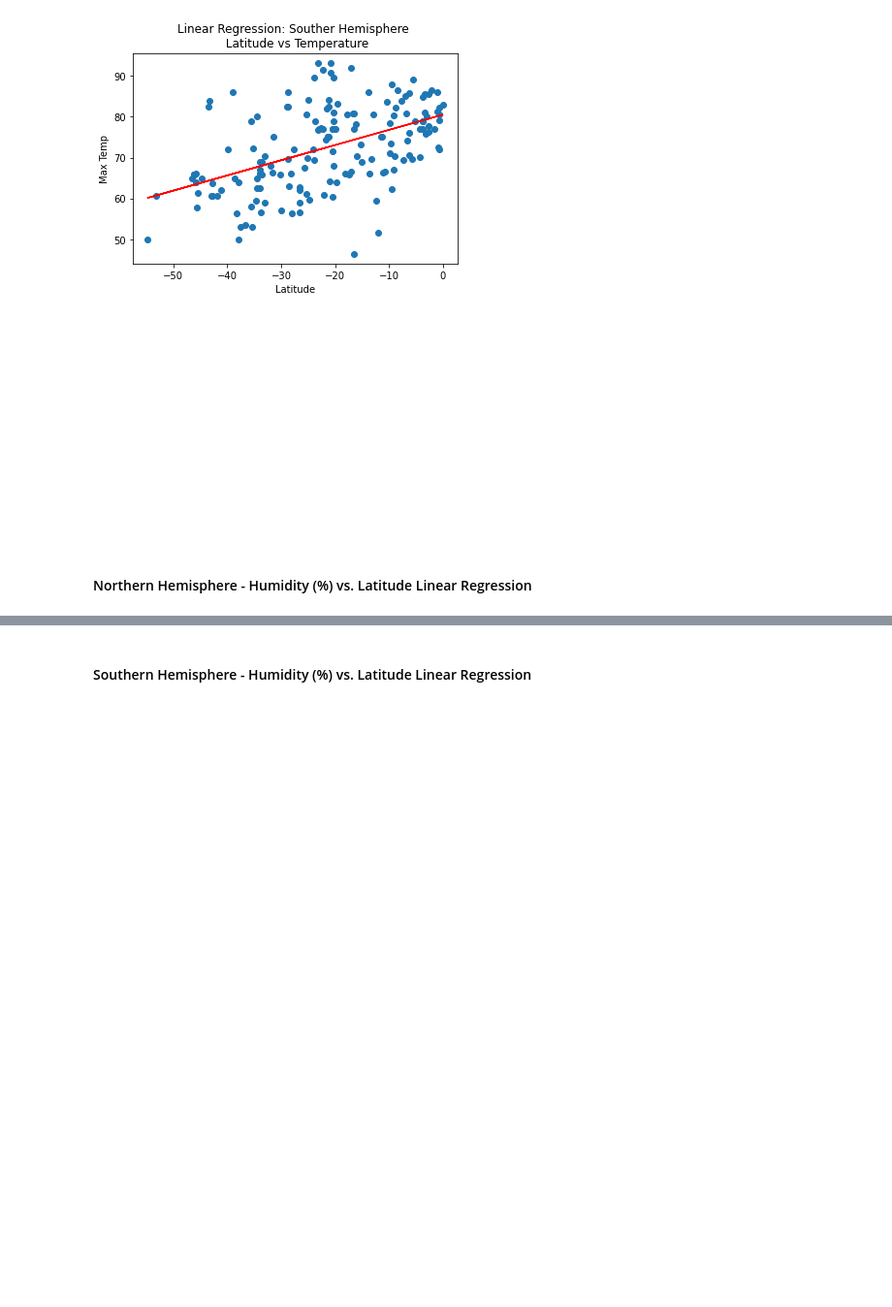
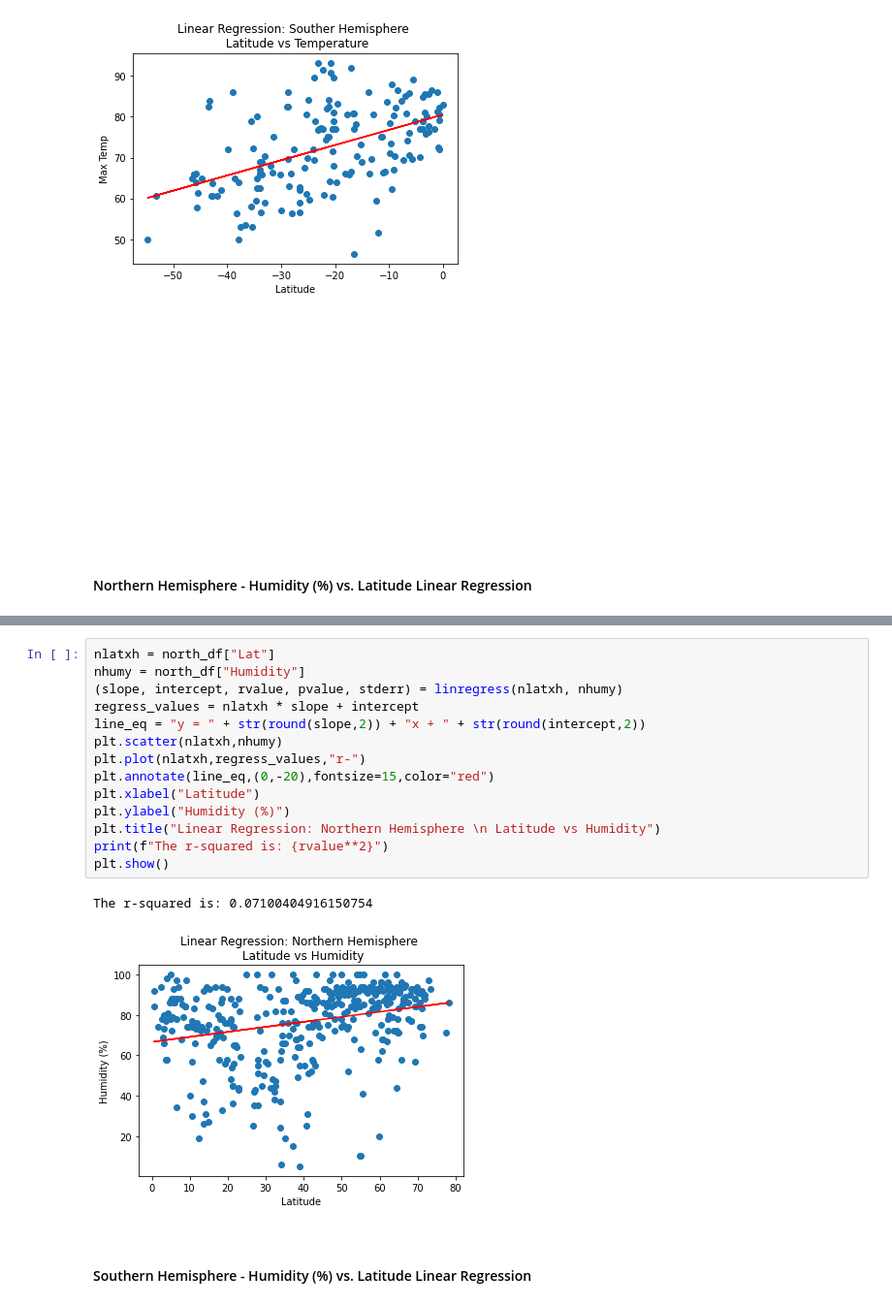
Before and after one commit to jforbis/python-api-challenge, a Jupyter notebook: WeatherPy.ipynb, the cells around one changed output, grey strips where cells are left out. Shown: that part at 97% size. Drawn from its saved outputs; the diff is of its cells as text; blank space fills up the shorter version.

Commit message:
save point: finalized visualizations, need to complete explanations

```diff
--- a/WeatherPy.ipynb
+++ b/WeatherPy.ipynb
@@ -335,2 +319,19 @@ The r-value is: 0.000543987878808455
+# %%
+nlatxh = north_df["Lat"]
+nhumy = north_df["Humidity"]
+(slope, intercept, rvalue, pvalue, stderr) = linregress(nlatxh, nhumy)
+regress_values = nlatxh * slope + intercept
+line_eq = "y = " + str(round(slope,2)) + "x + " + str(round(intercept,2))
+plt.scatter(nlatxh,nhumy)
+plt.plot(nlatxh,regress_values,"r-")
+plt.annotate(line_eq,(0,-20),fontsize=15,color="red")
+plt.xlabel("Latitude")
+plt.ylabel("Humidity (%)")
+plt.title("Linear Regression: Northern Hemisphere \n Latitude vs Humidity")
+print(f"The r-squared is: {rvalue**2}")
+plt.show()
+# %% [output]
+The r-squared is: 0.07100404916150754
+[figure, added]
 # %% [markdown]
 ####  Southern Hemisphere - Humidity (%) vs. Latitude Linear Regression
```
Also changed, not shown: parts of 14 cells of this notebook.
